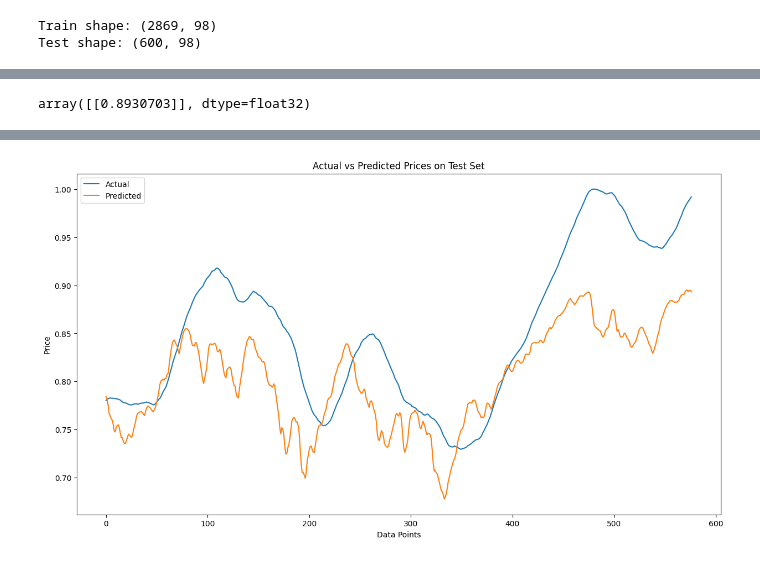
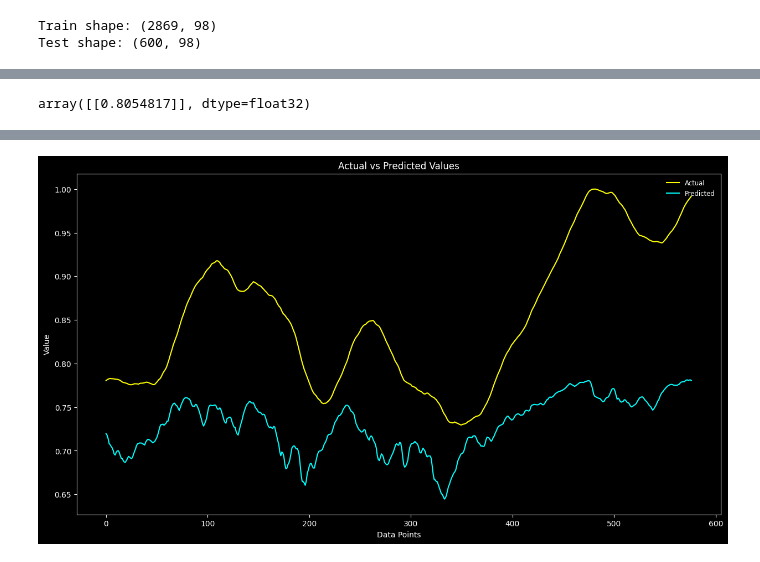
Before and after one commit to fauzan-arif/ds-capstone, a Jupyter notebook: notebooks/trading strategy.ipynb, the cells around one changed output, grey strips where cells are left out. Cells and saved outputs as stored; diff of their text form; code cells hidden in the pictures.

```diff
--- a/notebooks/trading strategy.ipynb
+++ b/notebooks/trading strategy.ipynb
@@ -270,11 +294,11 @@ from sklearn.metrics import mean_squared_error, r2_score
 
 
 # Calculate Mean Squared Error (MSE)
-mse = mean_squared_error(y_testw, y_pred)
+mse = mean_squared_error(y_testw, y_pr)
 print(f'Mean Squared Error (MSE): {mse}')
 
 # Calculate other evaluation metrics as needed
 # For example, you can use R-squared (R2) score
-r2 = r2_score(y_testw, y_pred)
+r2 = r2_score(y_testw, y_pr)
 print(f'R-squared (R2) Score: {r2}')
 # %% [output]
@@ -283,6 +307,6 @@ R-squared (R2) Score: -110.87232538463067
 # %%
 from sklearn.model_selection import TimeSeriesSplit
-from sklearn.metrics import mean_squared_error, r2_score
+from sklearn.metrics import mean_squared_error, r2_score, mean_absolute_error
 
 # Assuming 'df' is your DataFrame
 scaler = MinMaxScaler(feature_range=(0, 1))
@@ -317,12 +341,13 @@ for train_index, test_index in tscv.split(X_dfw):
     # Evaluate the model
     mse = mean_squared_error(y_testw, y_pred)
     r2 = r2_score(y_testw, y_pred)
-
+    mae = mean_absolute_error(y_testw, y_pred)
     mse_scores.append(mse)
     r2_scores.append(r2)
-
+    mae_scores.append(mae)
 # Print average scores across folds
 print(f'Average Mean Squared Error (MSE): {np.mean(mse_scores)}')
 print(f'Average R-squared (R2) Score: {np.mean(r2_scores)}')
+print(f'Average Mean Absolute Error (MAE): {np.mean(mae_scores)}')
 # %% [output]
 Epoch 1/50
@@ -355,10 +383,10 @@ plt.show()
 # %%
-y_pred = model.predict(X_testw)
-
+#y_predicted = model.predict(X_testw)
+style.use('dark_background')
 plt.figure(figsize=(15, 8))
 plt.plot(y_testw, label='Actual')
 plt.plot(y_pred, label='Predicted')
-plt.title('Actual vs Predicted Values')
+plt.title('Actual vs Predicted Moving Averages(Test)')
 plt.xlabel('Data Points')
 plt.ylabel('Value')
 plt.legend()
@@ -405,16 +440,29 @@ predicted_price = model.predict(last_window_data)
 # %%
 predicted_price
 # %% [output]
-array([[0.8930703]], dtype=float32)
+array([[0.8054817]], dtype=float32)
 # %%
 y_pred = model.predict(X_testw)
 
+import matplotlib.pyplot as plt
+import matplotlib.style as style
+
+# Set the style to a dark theme
+style.use('dark_background')
+
+# Assuming y_testw and y_pred are your actual and predicted values
 plt.figure(figsize=(15, 8))
-plt.plot(y_testw, label='Actual')
-plt.plot(y_pred, label='Predicted')
-plt.title('Actual vs Predicted Prices on Test Set')
-plt.xlabel('Data Points')
-plt.ylabel('Price')
-plt.legend()
+plt.plot(y_testw, label='Actual', color='yellow')  # Customize the color as needed
+plt.plot(y_pred, label='Predicted', color='cyan')  # Customize the color as needed
+
+# Set title and labels with light text for better visibility
+plt.title('Actual vs Predicted Values', color='white')
+plt.xlabel('Data Points', color='white')
+plt.ylabel('Value', color='white')
+
+# Add legend with light text
+plt.legend(fontsize='small', loc='upper right', frameon=False, facecolor='none', edgecolor='none', labelcolor='white')
+
+# Show the plot
 plt.show()
 # %% [output]
@@ -422,3 +470,3 @@ plt.show()
-[figure, old version]
+[figure, new version]
 # %%
 X_testw
```
Also changed, not shown: parts of 17 cells of this notebook.
